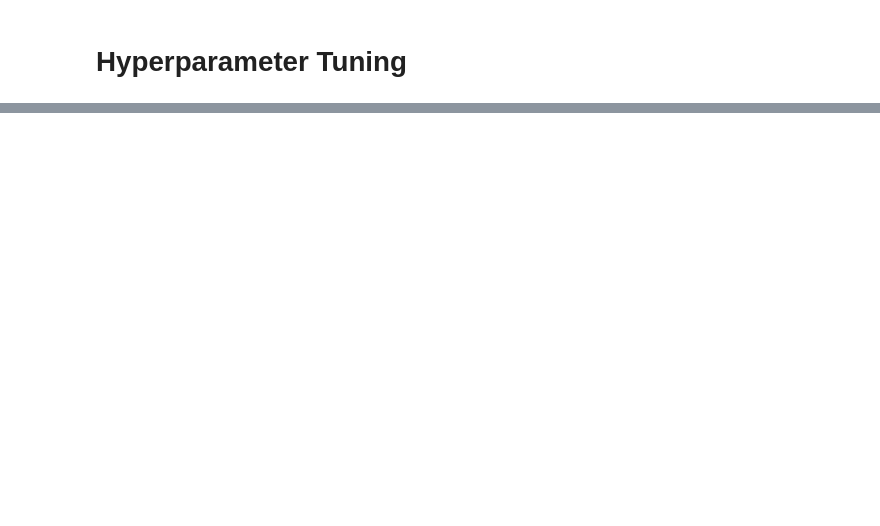
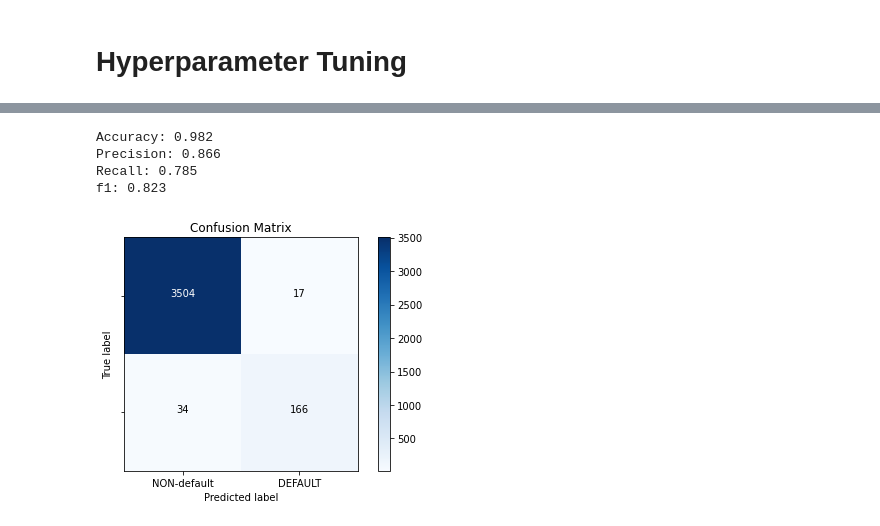
Before and after one commit to CroissantAhhh/NintendoTweets, a Jupyter notebook: Documents/Capstone3/NintendoTweetsModeling.ipynb, the cells around one changed output, grey strips where cells are left out. Saved outputs shown, nothing was run; the diff lists cells and outputs as text; code cells hidden in the pictures; blank space fills up the shorter version.

```diff
--- a/Documents/Capstone3/NintendoTweetsModeling.ipynb
+++ b/Documents/Capstone3/NintendoTweetsModeling.ipynb
@@ -473,0 +643,17 @@ smashsampletest.shape
+# %%
+# Mario Party's best performing model
+
+partymodel = RandomForestClassifier()
+partymodel.fit(Xtr3, ytr3)
+
+ypred = partymodel.predict(Xte3)
+plot_cm(yte3,ypred)
+
+cv_results = cross_validate(partymodel, Xtr3, ytr3, cv=5, scoring=('accuracy', 'precision', 'recall', 'f1'))
+printAverage(cv_results)
+# %% [output]
+Accuracy: 0.982
+Precision: 0.866
+Recall: 0.785
+f1: 0.823
+[figure, added]
```
Also changed, not shown: parts of 85 cells of this notebook, 8 other files.
